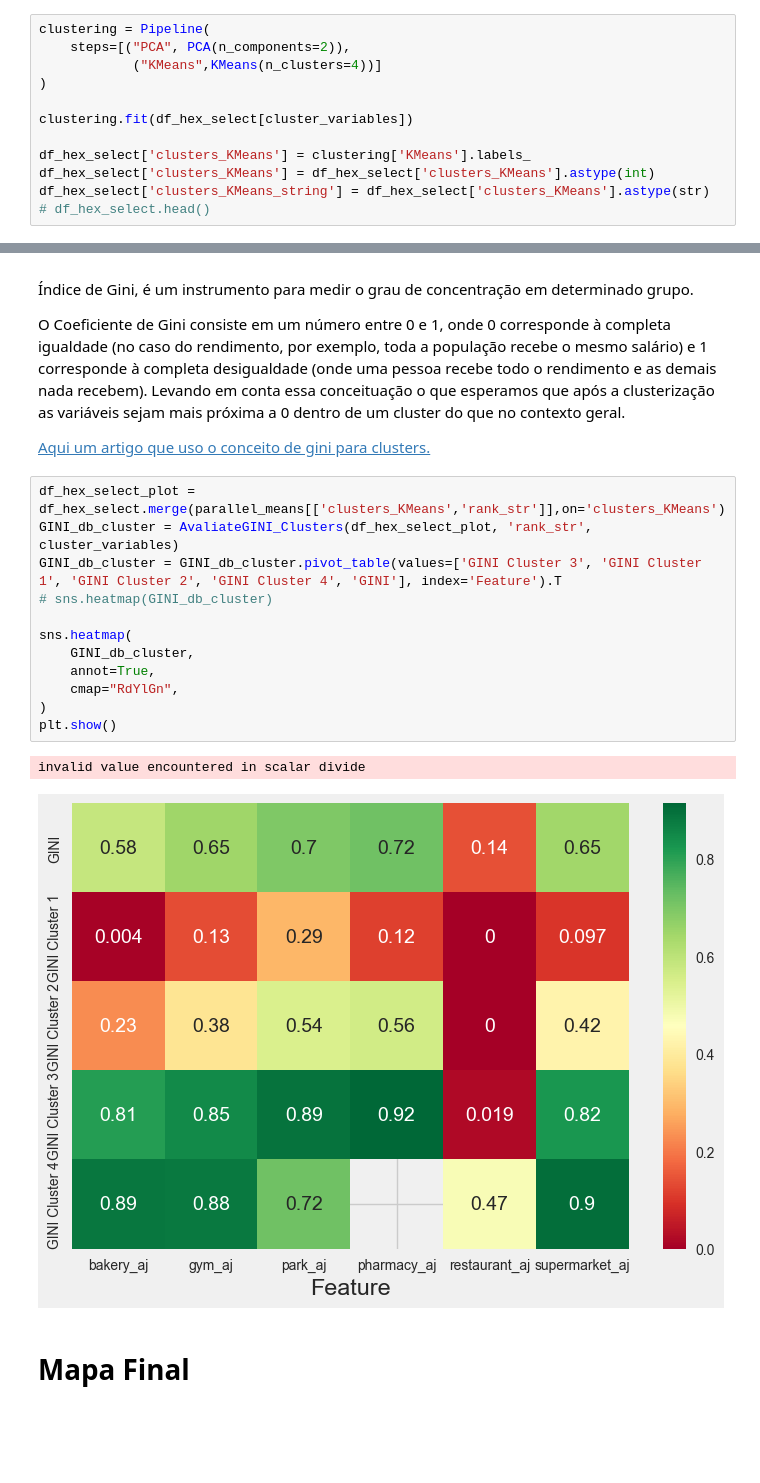
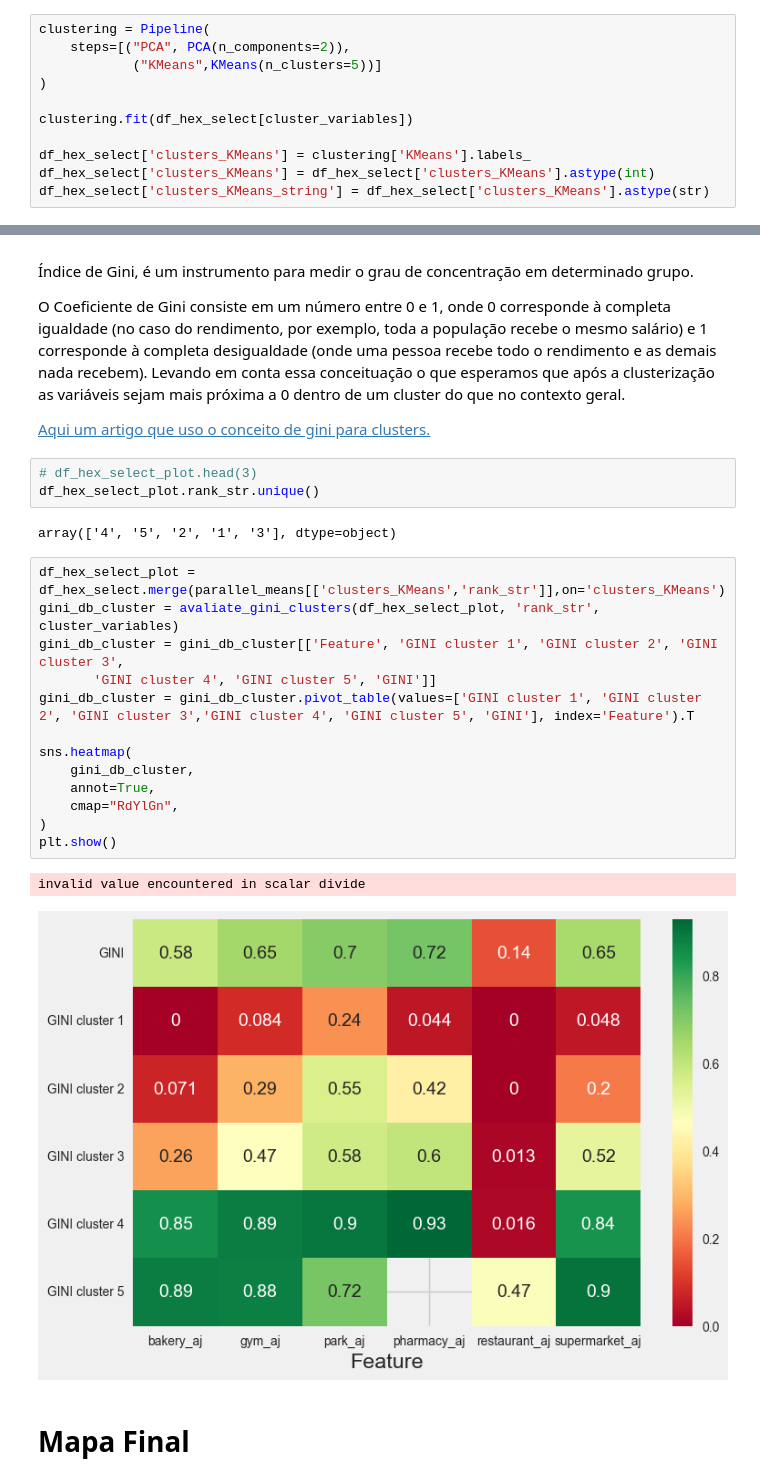
Before and after one commit to Padawanh/choosen_house, a Jupyter notebook: ChoosenHouse_API_Google.ipynb, the cells around one changed output, grey strips where cells are left out. Drawn from its saved outputs; the diff is of its cells as text; blank space fills up the shorter version.

```diff
--- a/ChoosenHouse_API_Google.ipynb
+++ b/ChoosenHouse_API_Google.ipynb
@@ -626,7 +593,7 @@ grafico_calinski_harabasz.show()
 # %%
 clustering = Pipeline(
     steps=[("PCA", PCA(n_components=2)),
-            ("KMeans",KMeans(n_clusters=4))]
+            ("KMeans",KMeans(n_clusters=5))]
 )
 
 clustering.fit(df_hex_select[cluster_variables])
@@ -634,7 +601,6 @@ clustering.fit(df_hex_select[cluster_variables])
 df_hex_select['clusters_KMeans'] = clustering['KMeans'].labels_
 df_hex_select['clusters_KMeans'] = df_hex_select['clusters_KMeans'].astype(int)
 df_hex_select['clusters_KMeans_string'] = df_hex_select['clusters_KMeans'].astype(str)
-# df_hex_select.head()
 # %% [markdown]
 # Avaliando o cluster
 # %% [markdown]
@@ -672,20 +648,26 @@ px.parallel_coordinates(parallel_means, color='rank').show()
 O Coeficiente de Gini consiste em um número entre 0 e 1, onde 0 corresponde à completa igualdade (no caso do rendimento, por exemplo, toda a população recebe o mesmo salário) e 1 corresponde à completa desigualdade (onde uma pessoa recebe todo o rendimento e as demais nada recebem). Levando em conta essa conceituação o que esperamos que após a clusterização as variáveis sejam mais próxima a 0 dentro de um cluster do que no contexto geral.
 
 [Aqui um artigo que uso o conceito de gini para clusters.](https://www.researchgate.net/publication/305795188_Using_Gini_coefficient_to_determining_optimal_cluster_reporting_sizes_for_spatial_scan_statistics)
+# %%
+# df_hex_select_plot.head(3)
+df_hex_select_plot.rank_str.unique()
+# %% [output]
+array(['4', '5', '2', '1', '3'], dtype=object)
 # %%
 df_hex_select_plot = df_hex_select.merge(parallel_means[['clusters_KMeans','rank_str']],on='clusters_KMeans')
-GINI_db_cluster = AvaliateGINI_Clusters(df_hex_select_plot, 'rank_str', cluster_variables)
-GINI_db_cluster = GINI_db_cluster.pivot_table(values=['GINI Cluster 3', 'GINI Cluster 1', 'GINI Cluster 2', 'GINI Cluster 4', 'GINI'], index='Feature').T
-# sns.heatmap(GINI_db_cluster)
+gini_db_cluster = avaliate_gini_clusters(df_hex_select_plot, 'rank_str', cluster_variables)
+gini_db_cluster = gini_db_cluster[['Feature', 'GINI cluster 1', 'GINI cluster 2', 'GINI cluster 3',
+       'GINI cluster 4', 'GINI cluster 5', 'GINI']]
+gini_db_cluster = gini_db_cluster.pivot_table(values=['GINI cluster 1', 'GINI cluster 2', 'GINI cluster 3','GINI cluster 4', 'GINI cluster 5', 'GINI'], index='Feature').T
 
 sns.heatmap(
-    GINI_db_cluster,
+    gini_db_cluster,
     annot=True,
     cmap="RdYlGn",
 )
 plt.show()
 # %% [output]
 invalid value encountered in scalar divide
-[figure, old version]
+[figure, new version]
 # %% [markdown]
 # Mapa Final
```
Also changed, not shown: parts of 12 cells of this notebook, 1 other file.
